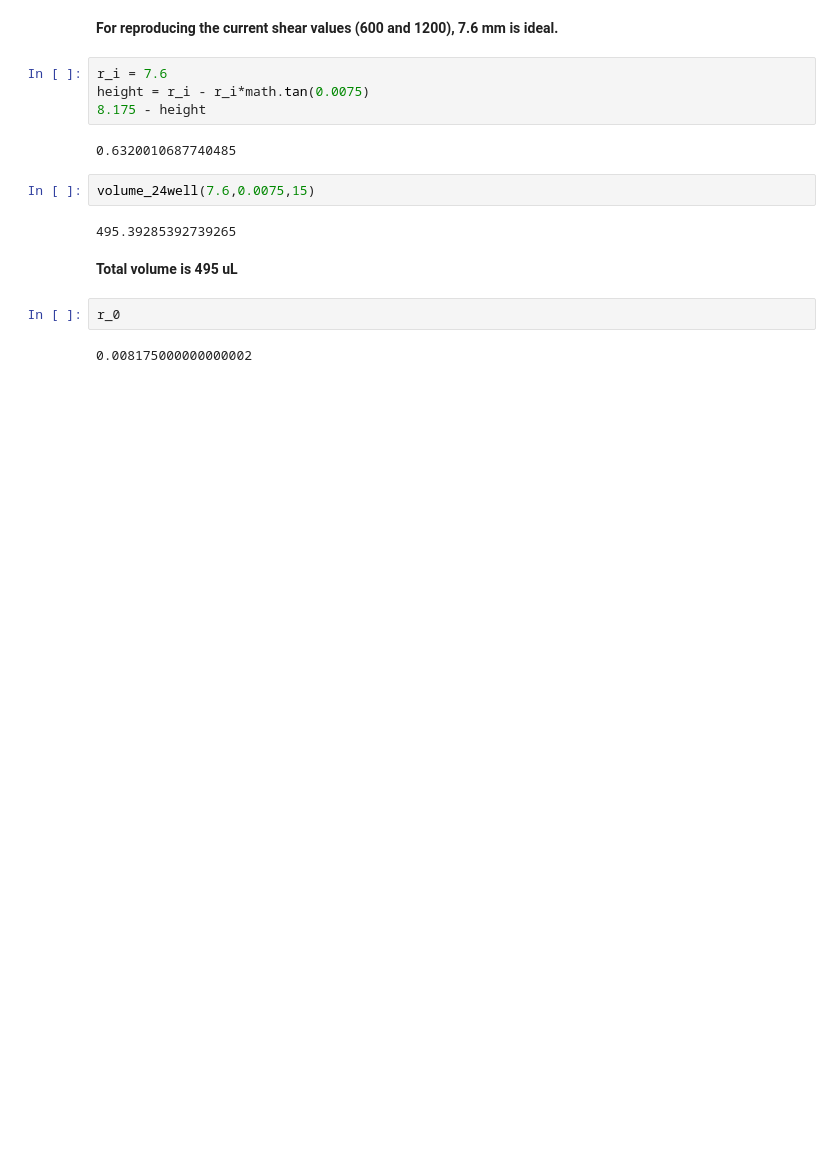
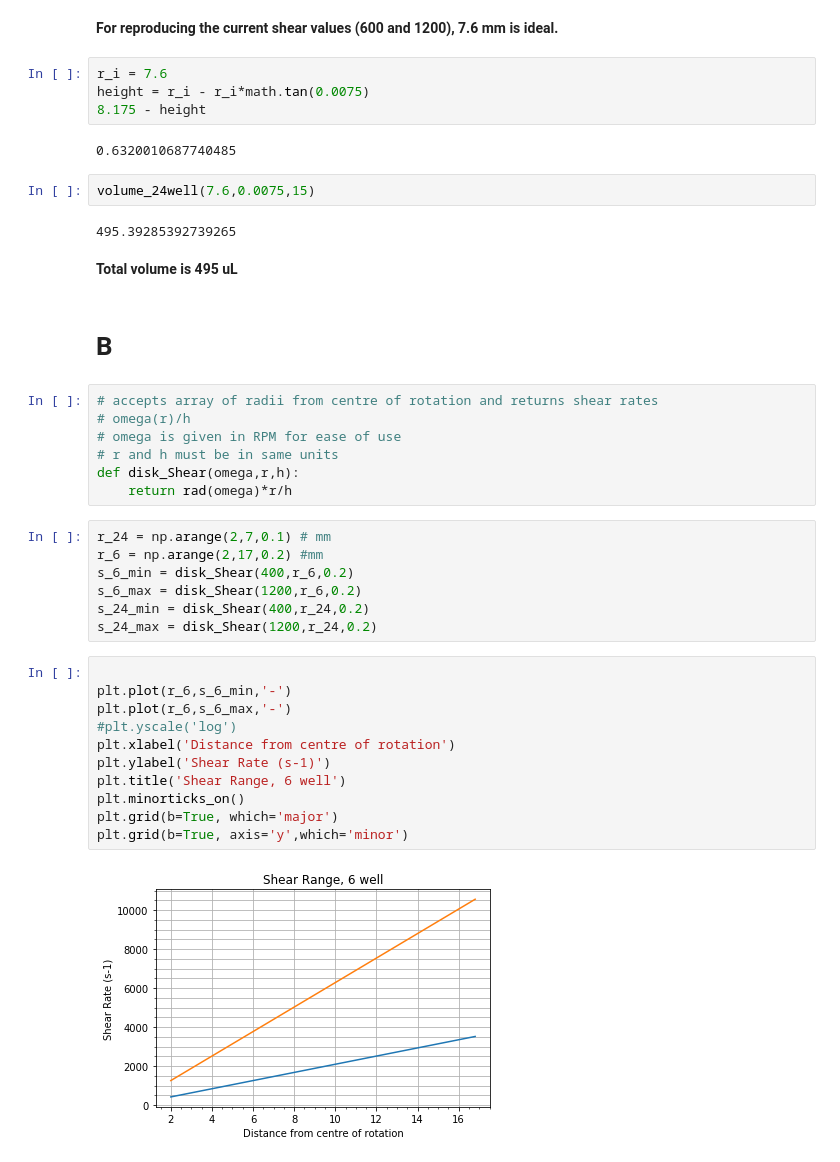
Before and after one commit to mesrobichaud/shear-cell, a Jupyter notebook: design-opt.ipynb, the cells around one changed output. Drawn from its saved outputs; the diff is of its cells as text; blank space fills up the shorter version.

Commit message:
Added Stepped Disk Model

```diff
--- a/design-opt.ipynb
+++ b/design-opt.ipynb
@@ -56,7 +58,32 @@ volume_24well(7.6,0.0075,15)
 495.39285392739265
 # %% [markdown]
 **Total volume is 495 uL**
-# %%
-r_0
-# %% [output]
-0.008175000000000002
+# %% [markdown]
+# B
+# %%
+# accepts array of radii from centre of rotation and returns shear rates
+# omega(r)/h
+# omega is given in RPM for ease of use
+# r and h must be in same units
+def disk_Shear(omega,r,h):
+    return rad(omega)*r/h
+# %%
+r_24 = np.arange(2,7,0.1) # mm
+r_6 = np.arange(2,17,0.2) #mm
+s_6_min = disk_Shear(400,r_6,0.2)
+s_6_max = disk_Shear(1200,r_6,0.2)
+s_24_min = disk_Shear(400,r_24,0.2)
+s_24_max = disk_Shear(1200,r_24,0.2)
+# %%
+
+plt.plot(r_6,s_6_min,'-')
+plt.plot(r_6,s_6_max,'-')
+#plt.yscale('log')
+plt.xlabel('Distance from centre of rotation')
+plt.ylabel('Shear Rate (s-1)')
+plt.title('Shear Range, 6 well')
+plt.minorticks_on()
+plt.grid(b=True, which='major')
+plt.grid(b=True, axis='y',which='minor')
+# %% [output]
+[figure, added]
```
Also changed, not shown: parts of 11 cells of this notebook.
